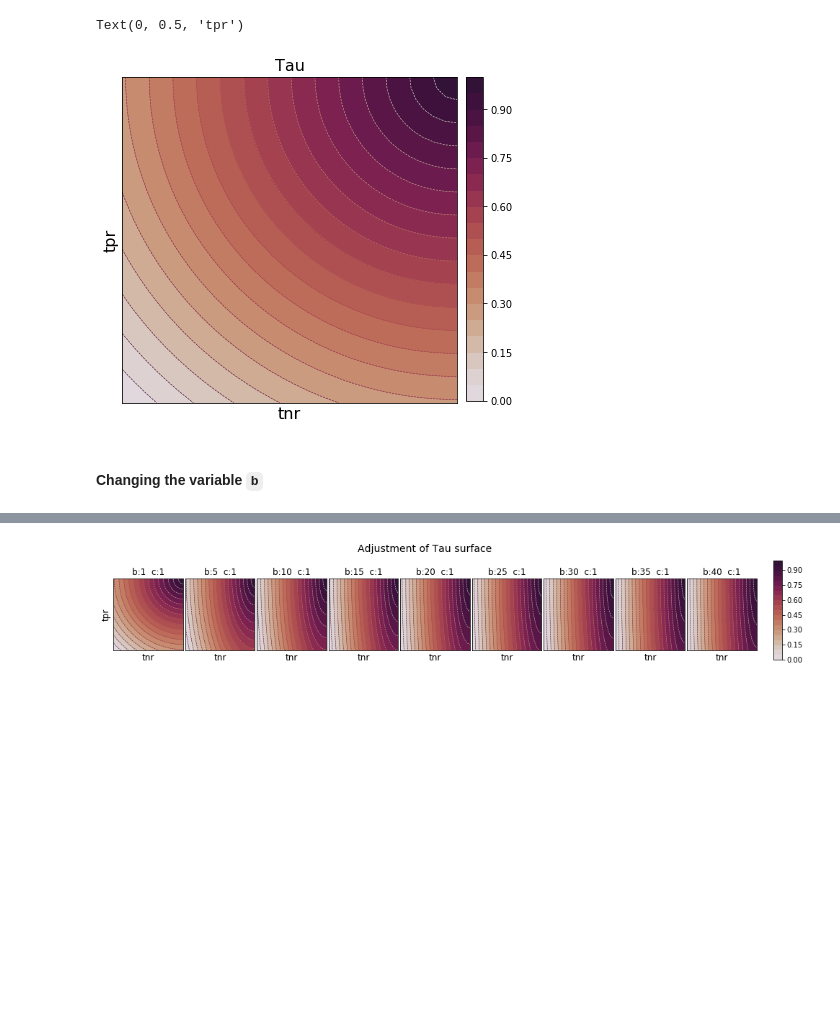
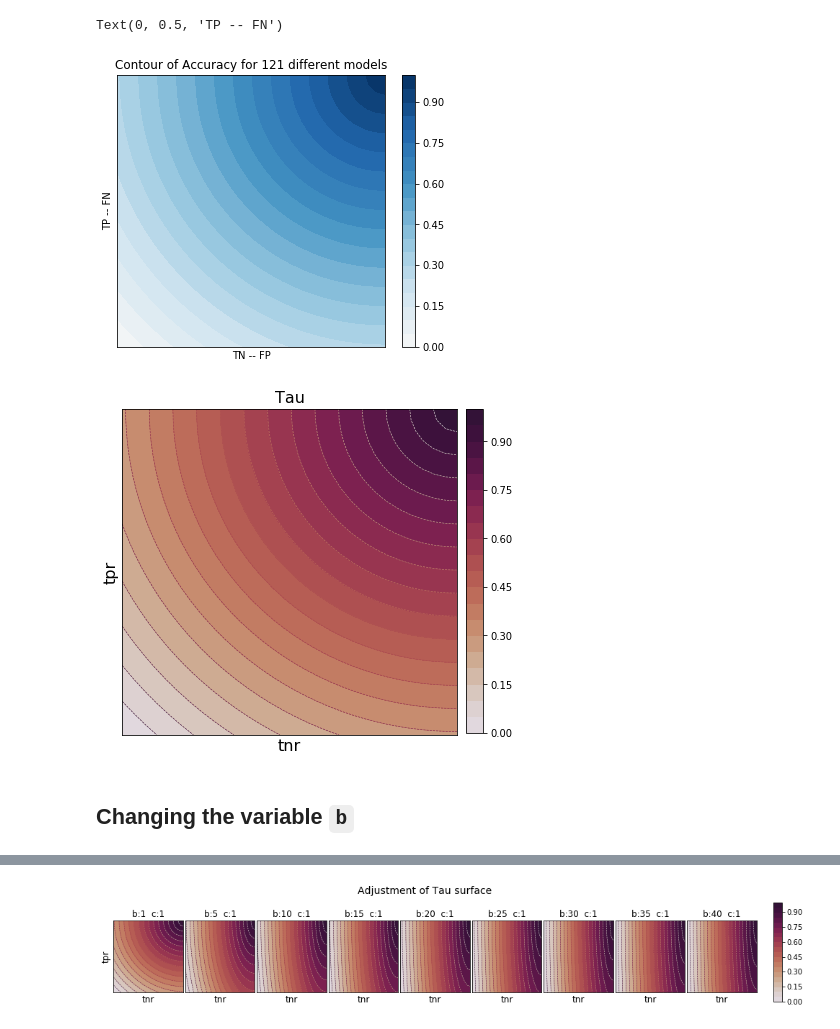
Before and after one commit to colinkehoe/contingency-space, a Jupyter notebook: notebooks/weighted_tau.ipynb, the cells around one changed output, grey strips where cells are left out. Cells and saved outputs as stored; diff of their text form; code cells hidden in the pictures; blank space fills up the shorter version.

```diff
--- a/notebooks/weighted_tau.ipynb
+++ b/notebooks/weighted_tau.ipynb
@@ -19,6 +23,7 @@ from metrics.tau_weighted import TauW
 # %%
 space_w = 30
-gen = CMGenerator(n_p=3000, n_n=3000, n_cm=space_w)
+# gen = CMGenerator(n_p=100, n_n=5000, n_cm=space_w)
+gen = CMGenerator(n_p=2500, n_n=2500, n_cm=space_w)
 gen.generate_cms()
 # %%
 all_tauw = []
@@ -27,6 +32,27 @@ for cm in gen.all_cms:
     all_tauw.append(tauw.value)
 
 tauw_mat = np.flip(np.array(all_tauw).reshape((space_w, space_w)), 0)
+# %%
+fig, ax = plt.subplots(figsize=(6,5))
+
+x = np.linspace(0, 10, space_w)
+y = np.linspace(0, 10, space_w)
+
+X, Y = np.meshgrid(x, y)
+cp = plt.contourf(X, Y, np.flipud(tauw_mat), 20, cmap='RdBu',  vmin = -1, vmax=1)  # RdGy, bone, viridis, RdBu
+# plt.contour(X, Y, np.flipud(hss_mat), 50, cmap='viridis')
+plt.colorbar()
+# plt.clabel(cp, fontsize=6, colors='w', inline=False)
+plt.xticks([])
+plt.yticks([])
+plt.title('Contour of Accuracy for 121 different models')
+plt.xlabel('TN -- FP')
+plt.ylabel('TP -- FN')
+# plt.show()
+# plt.savefig('../../plots/imbalanced/Tau_heatmap_accuracy_2500_2500.svg')
+# %% [output]
+Text(0, 0.5, 'TP -- FN')
+[figure, added]
 # %%
 fig, ax = plt.subplots(figsize=(6,6))
 
@@ -37,7 +63,8 @@ X, Y = np.meshgrid(x, y)
 cp = ax.contourf(X, Y, np.flipud(tauw_mat), 20, cmap='twilight_shifted', vmin = -1, vmax=1)
 cp2 = ax.contour(X, Y, np.flipud(tauw_mat), 20, cmap='twilight', vmin = -1, vmax=1, linewidths=.6, linestyles='dashed')
 
-cb_ax = fig.add_axes([0.92, 0.13, 0.04, 0.75])
+# color bar
+cb_ax = fig.add_axes([0.92, 0.13, 0.04, 0.75])  # [left, bottom, width, height]
 fig.colorbar(cp, cax=cb_ax, orientation='vertical')
 
 ax.set_xticks([])
@@ -45,12 +72,14 @@ ax.set_yticks([])
 ax.set_title('Tau', fontsize=16)
 ax.set_xlabel('tnr', fontsize=16)
 ax.set_ylabel('tpr', fontsize=16)
+
+# plt.show()
+# plt.savefig('../../plots/imbalanced/Tau_heatmap_a_1_b_1_c_1.svg')
+plt.savefig('../../plots/customized/Tau_a_[1]_b_[1]_c_[1].png', dpi=300, transparent=True, bbox_inches='tight')
 # %% [output]
-Text(0, 0.5, 'tpr')
 [figure]
 # %% [markdown]
-
-#### Changing the variable `b`
+## Changing the variable `b`
 # %%
 a_w = [1, 1, 1, 1, 1, 1, 1, 1, 1]
 b_w = [1, 5, 10, 15, 20, 25, 30, 35, 40]
```
Also changed, not shown: parts of 20 cells of this notebook, 3 other files.
